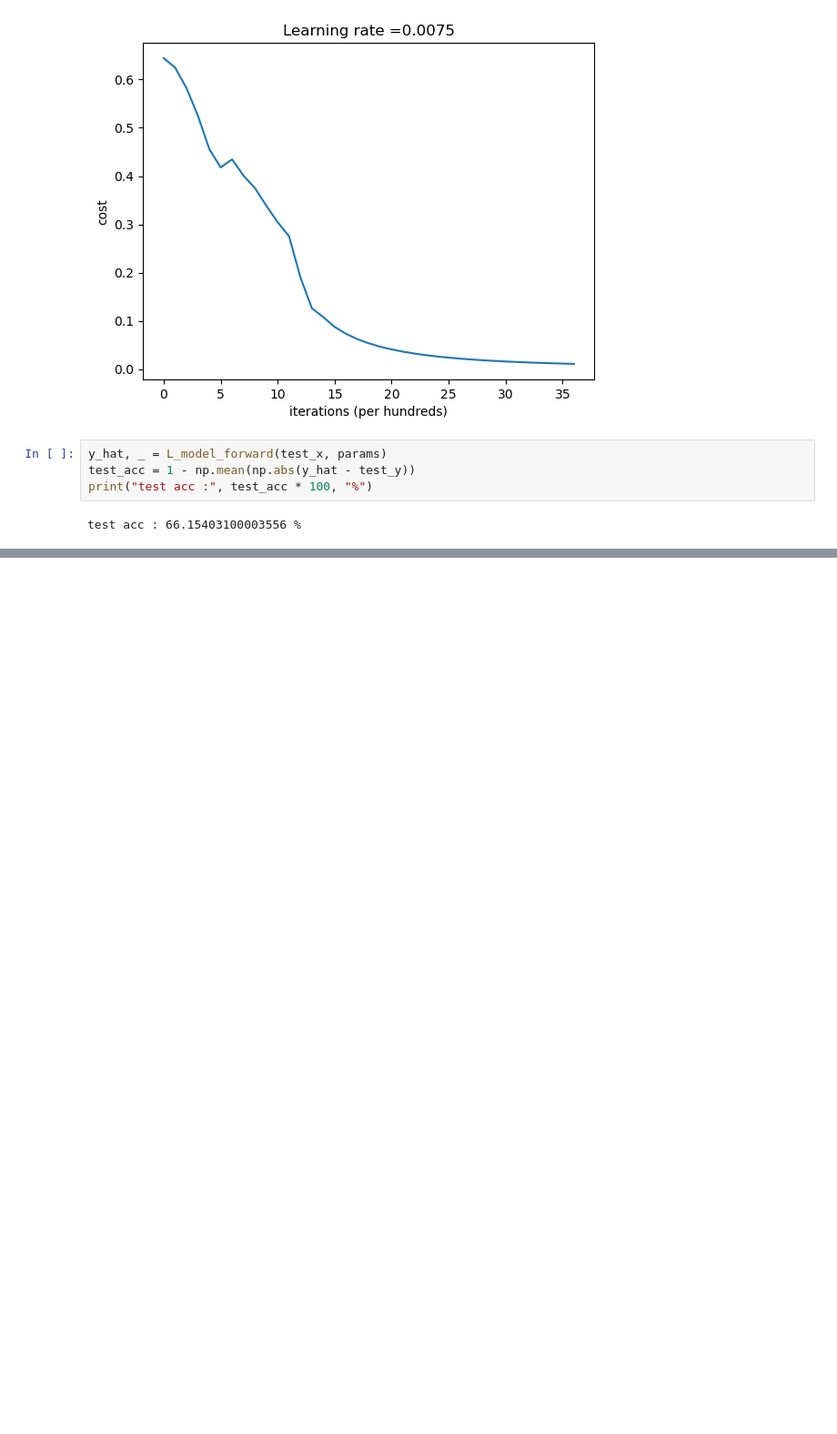
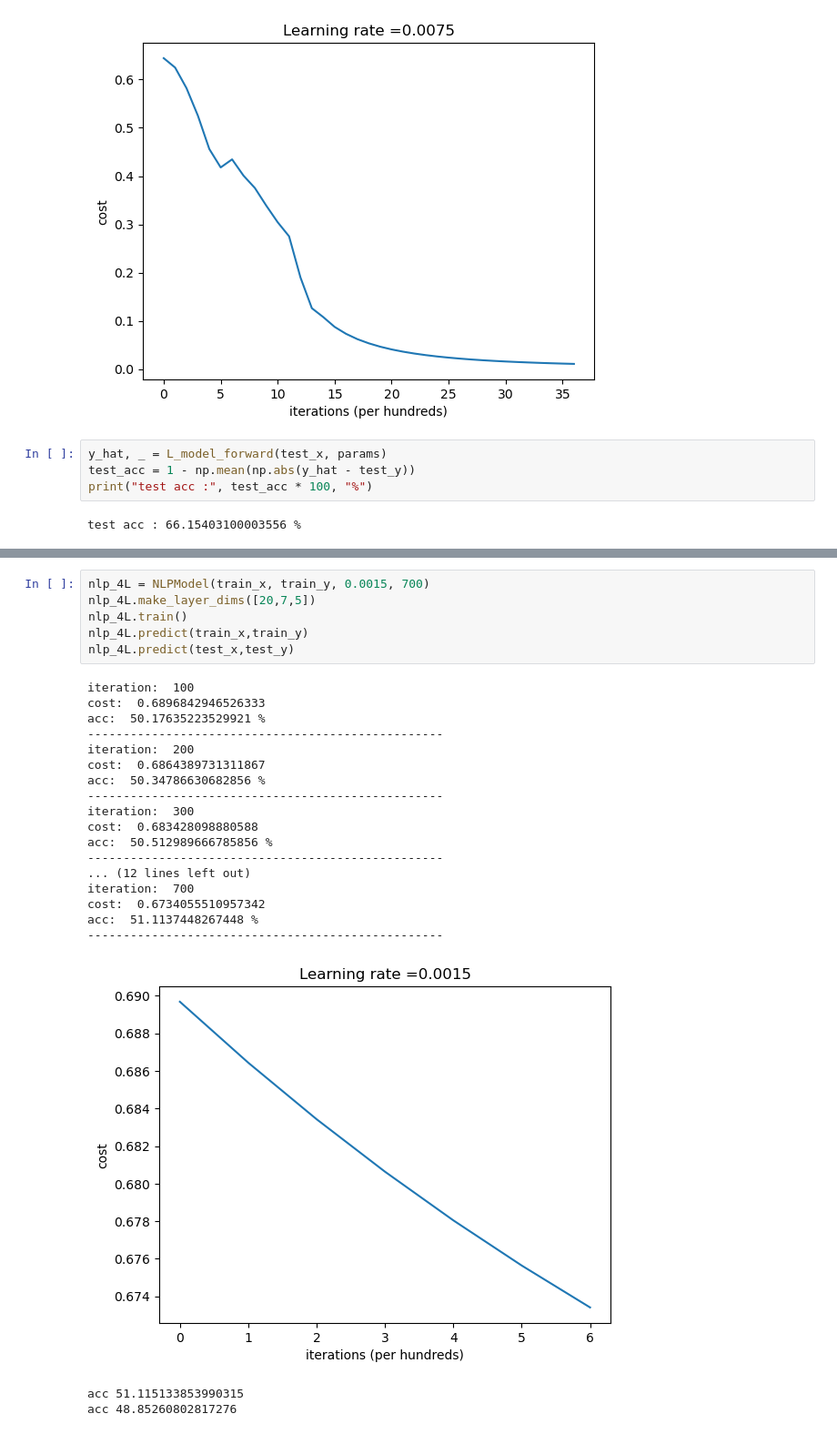
Before and after one commit to sunblockisneeded/dl_couresra, a Jupyter notebook: coursera4/L_layer_application.ipynb, the cells around one changed output, grey strips where cells are left out. Shown at 91% size. Saved outputs shown, nothing was run; the diff lists cells and outputs as text; blank space fills up the shorter version.

```diff
--- a/coursera4/L_layer_application.ipynb
+++ b/coursera4/L_layer_application.ipynb
@@ -295,0 +390,27 @@ test acc : 66.15403100003556 %
+# %%
+nlp_4L = NLPModel(train_x, train_y, 0.0015, 700)
+nlp_4L.make_layer_dims([20,7,5])
+nlp_4L.train()
+nlp_4L.predict(train_x,train_y)
+nlp_4L.predict(test_x,test_y)
+# %% [output]
+iteration:  100
+cost:  0.6896842946526333
+acc:  50.17635223529921 %
+--------------------------------------------------
+iteration:  200
+cost:  0.6864389731311867
+acc:  50.34786630682856 %
+--------------------------------------------------
+iteration:  300
+cost:  0.683428098880588
+acc:  50.512989666785856 %
+--------------------------------------------------
+... (12 lines left out)
+iteration:  700
+cost:  0.6734055510957342
+acc:  51.1137448267448 %
+--------------------------------------------------
+[figure, added]
+acc 51.115133853990315
+acc 48.85260802817276
```
Also changed, not shown: parts of 4 cells of this notebook.
